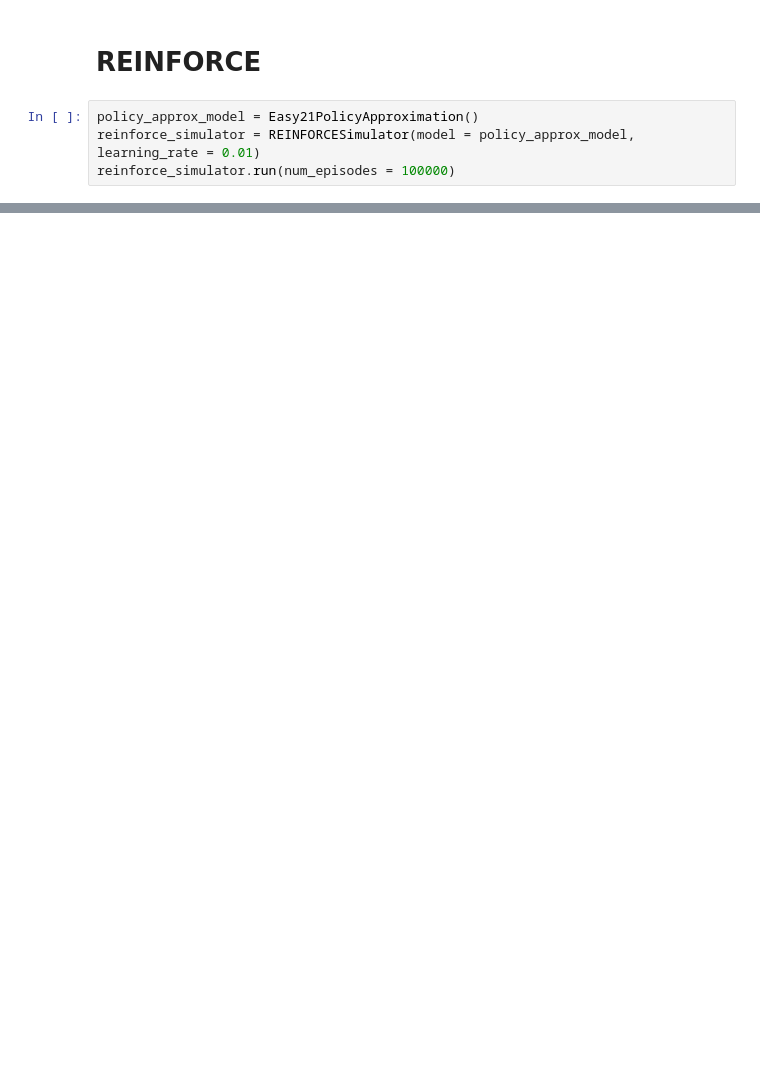
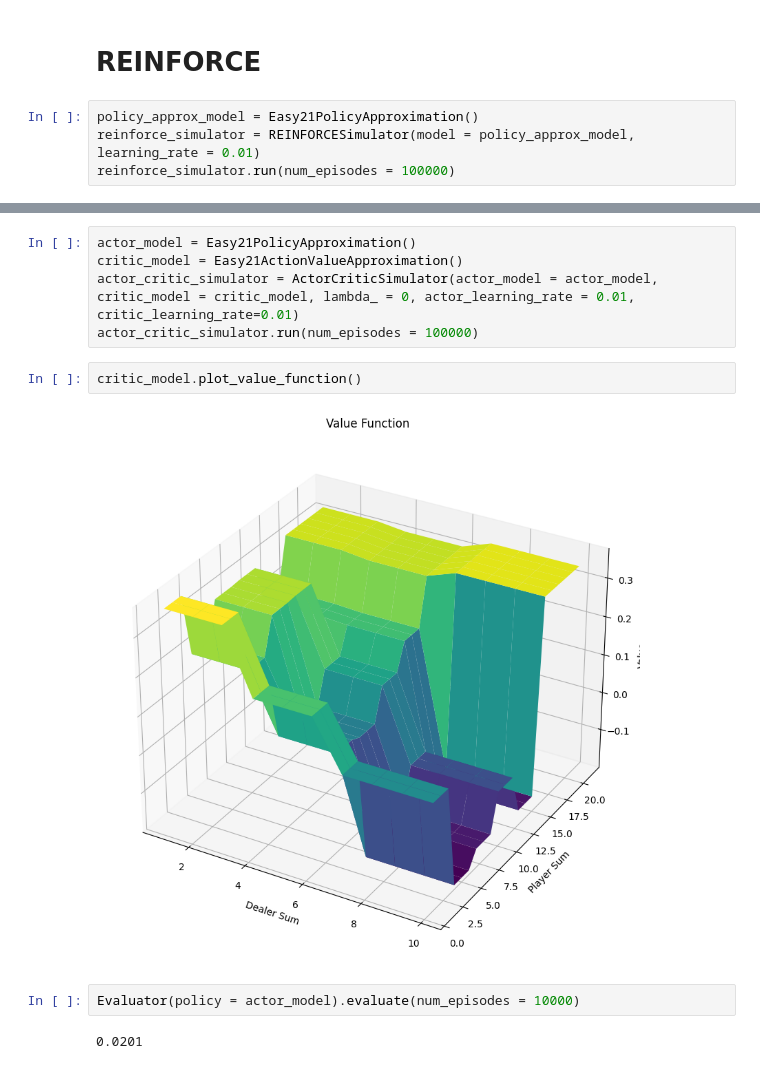
Before and after one commit to felixzhu17/Easy21-RL, a Jupyter notebook: model.ipynb, the cells around one changed output, grey strips where cells are left out. Drawn from its saved outputs; the diff is of its cells as text; blank space fills up the shorter version.

```diff
--- a/model.ipynb
+++ b/model.ipynb
@@ -56,0 +59,13 @@ Evaluator(num_episodes = 10000, policy = policy_approx_model).evaluate()
+# %%
+actor_model = Easy21PolicyApproximation()
+critic_model = Easy21ActionValueApproximation()
+actor_critic_simulator = ActorCriticSimulator(actor_model = actor_model, critic_model = critic_model, lambda_ = 0, actor_learning_rate = 0.01, critic_learning_rate=0.01)
+actor_critic_simulator.run(num_episodes = 100000)
+# %%
+critic_model.plot_value_function()
+# %% [output]
+[figure, added]
+# %%
+Evaluator(policy = actor_model).evaluate(num_episodes = 10000)
+# %% [output]
+0.0201
```
Also changed, not shown: parts of 10 cells of this notebook, 2 other files.
